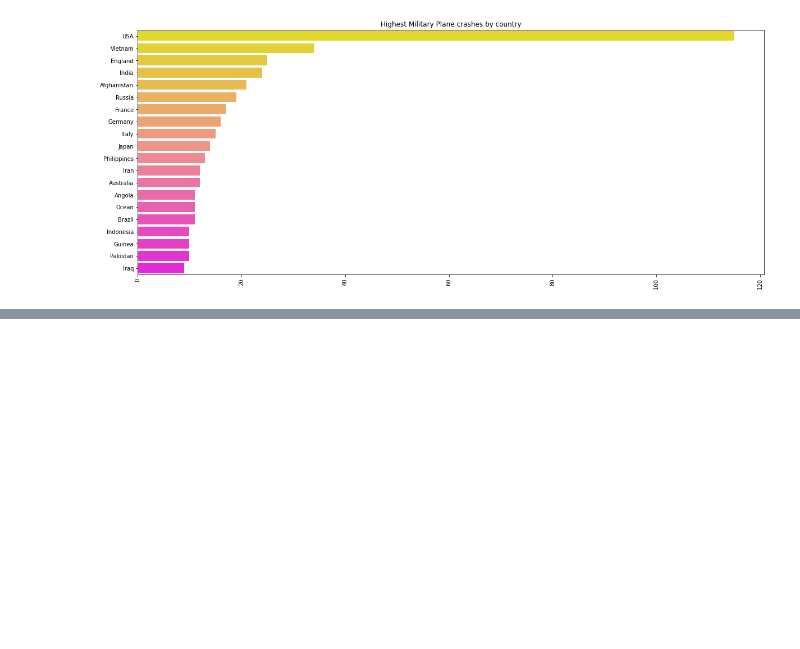
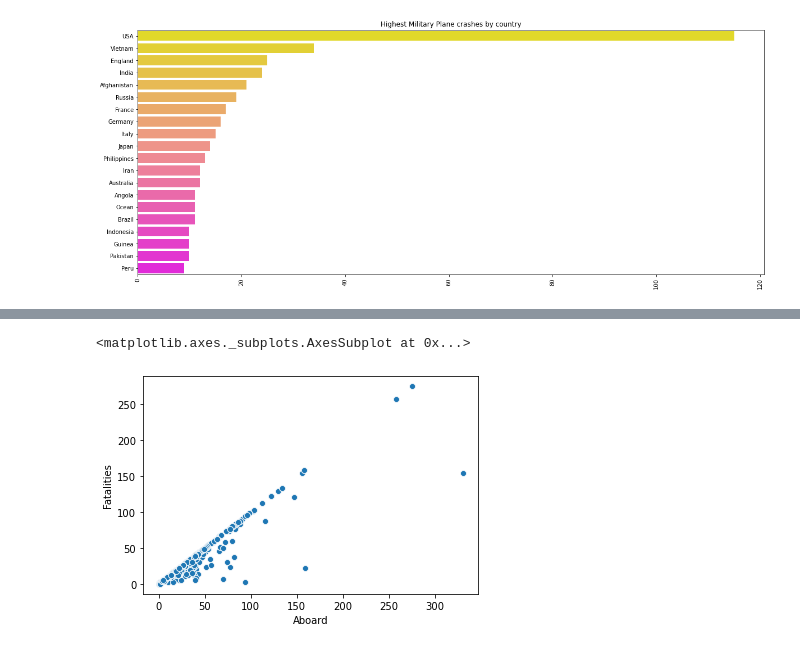
Before and after one commit to singatharun/Air_Plane_Crash_Analysis, a Jupyter notebook: Airplane_crash_Analysis.ipynb, the cells around one changed output, grey strips where cells are left out. Drawn from its saved outputs; the diff is of its cells as text; code cells hidden in the pictures; blank space fills up the shorter version.

```diff
--- a/Airplane_crash_Analysis.ipynb
+++ b/Airplane_crash_Analysis.ipynb
@@ -195,0 +196,5 @@ mac_plot = sns.barplot(y=years_index[1:],x=years_values[1:], palette = "spring_r
+# %%
+sns.scatterplot(x="Aboard", y="Fatalities", data=military)
+# %% [output]
+<matplotlib.axes._subplots.AxesSubplot at 0x...>
+[figure, added]
```
Also changed, not shown: parts of 23 cells of this notebook.
